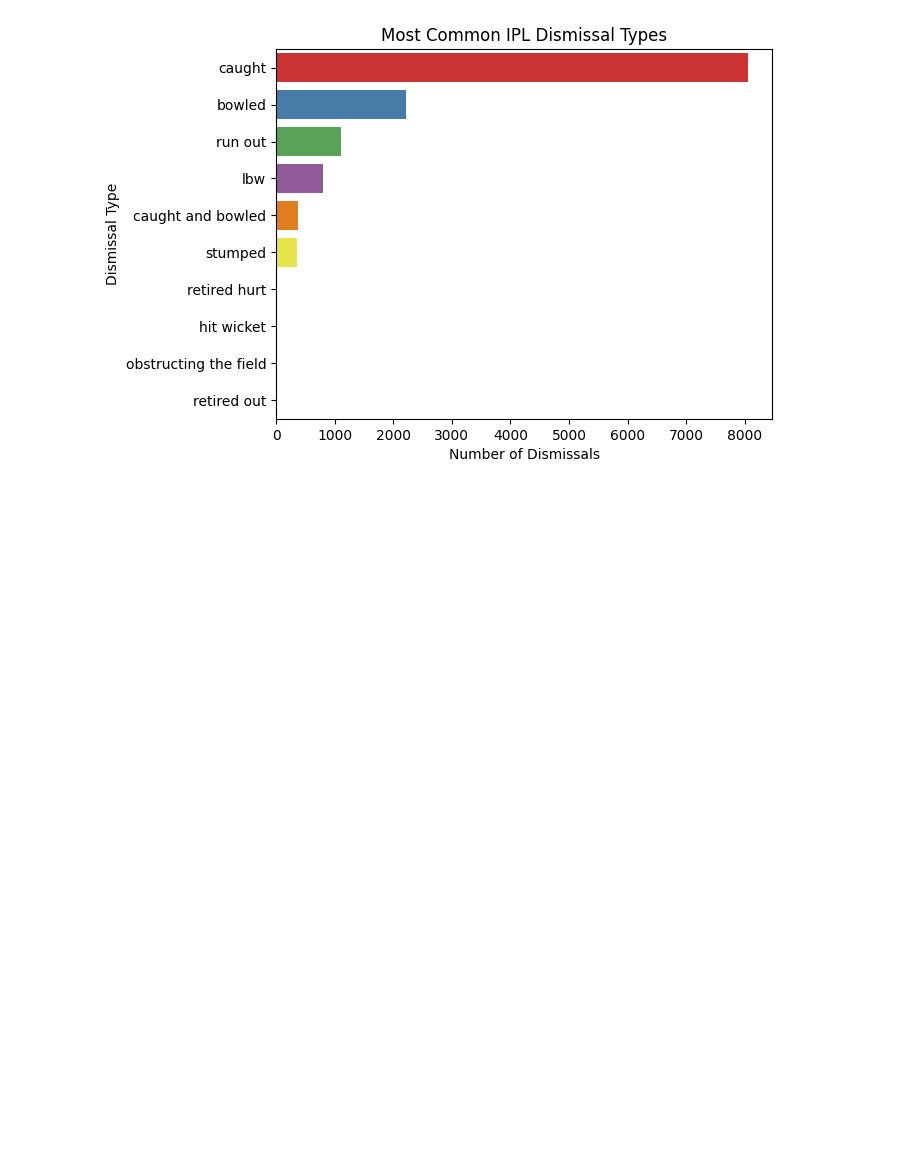
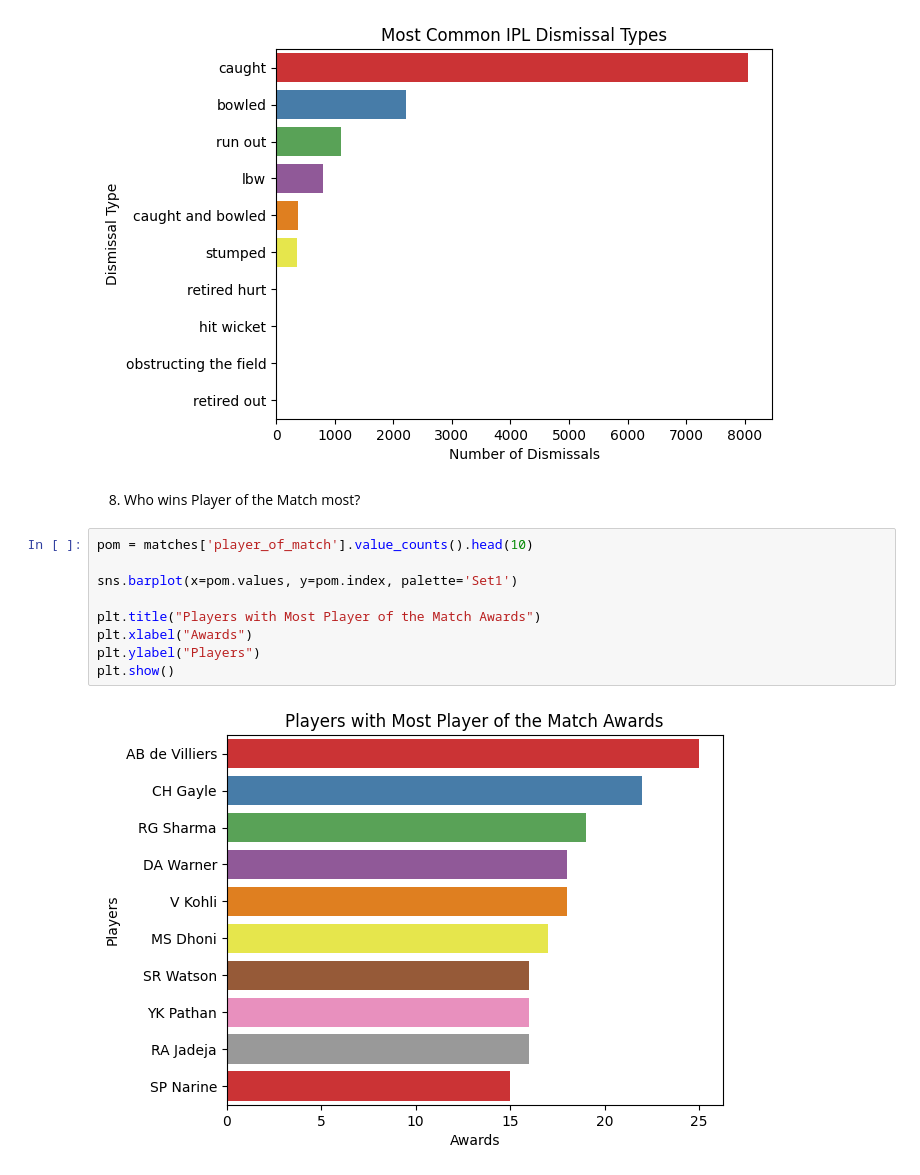
Before and after one commit to riddhikale/CricIQ, a Jupyter notebook: ipl.ipynb, the cells around one changed output. Saved outputs shown, nothing was run; the diff lists cells and outputs as text; blank space fills up the shorter version.

Commit message:
identify players with highest player of the match awards

```diff
--- a/ipl.ipynb
+++ b/ipl.ipynb
@@ -370,3 +370,16 @@ plt.ylabel("Dismissal Type")
 plt.show()
 # %% [output]
 [figure]
+# %% [markdown]
+8. Who wins Player of the Match most?
+# %%
+pom = matches['player_of_match'].value_counts().head(10)
+
+sns.barplot(x=pom.values, y=pom.index, palette='Set1')
+
+plt.title("Players with Most Player of the Match Awards")
+plt.xlabel("Awards")
+plt.ylabel("Players")
+plt.show()
+# %% [output]
+[figure, added]
```
